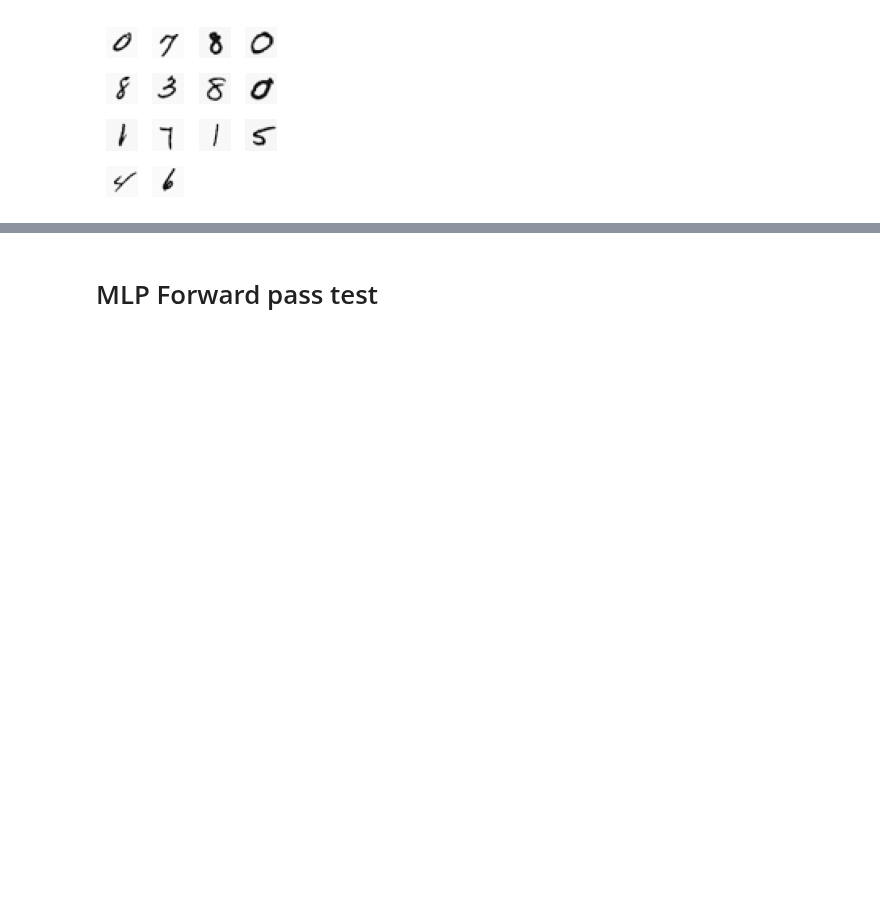
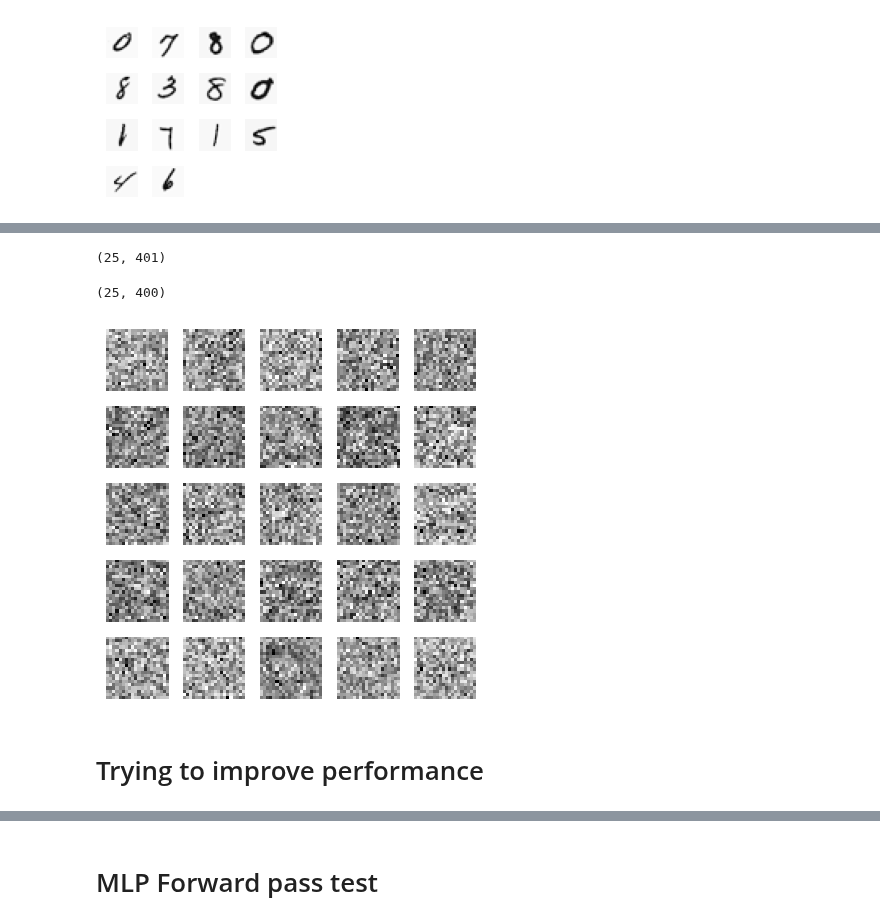
Before and after one commit to JouhC/ai-linearalgebra-probsets, a Jupyter notebook: notebooks/ps3_ann.ipynb, the cells around one changed output, grey strips where cells are left out. Saved outputs shown, nothing was run; the diff lists cells and outputs as text; code cells hidden in the pictures; blank space fills up the shorter version.

```diff
--- a/notebooks/ps3_ann.ipynb
+++ b/notebooks/ps3_ann.ipynb
@@ -184,14 +186,14 @@ plt.show()
 # %% [output]
 [figure]
 # %%
-def plot_first_x_images(arr: np.ndarray) -> None:
+def plot_first_x_images(arr: np.ndarray, image_size=2) -> None:
     digits = arr.reshape(-1, 20, 20)
     num_images = digits.shape[0]
 
     # Calculate grid size
     grid_size = int(np.ceil(np.sqrt(num_images)))
 
-    fig, axes = plt.subplots(grid_size, grid_size, figsize=(2, 2))
+    fig, axes = plt.subplots(grid_size, grid_size, figsize=(image_size, image_size))
     axes = axes.flatten()
 
     for i, ax in enumerate(axes):
@@ -732 +739,18 @@ array([0, 7, 8, 0, 8, 3, 8, 0, 1, 7, 1, 5, 4, 6])
 array([0., 7., 8., 0., 8., 3., 8., 0., 1., 7., 1., 5., 4., 6.])
+# %%
+# network_b.weights[0].shape
+# 25 x 401
+viz_weights_net_a = network_a.weights[0]
+display(viz_weights_net_a.shape)
+viz_weights_net_a = viz_weights_net_a[:, 1:]  # remove bias
+display(viz_weights_net_a.shape)
+# viz_weights_net_b = viz_weights_net_b.reshape(-1, 20, 20)
+# display(viz_weights_net_b.shape)
+
+plot_first_x_images(viz_weights_net_a, image_size=4)
+# %% [output]
+(25, 401)
+(25, 400)
+[figure, added]
+# %% [markdown]
+# Trying to improve performance
```
Also changed, not shown: parts of 19 cells of this notebook.
